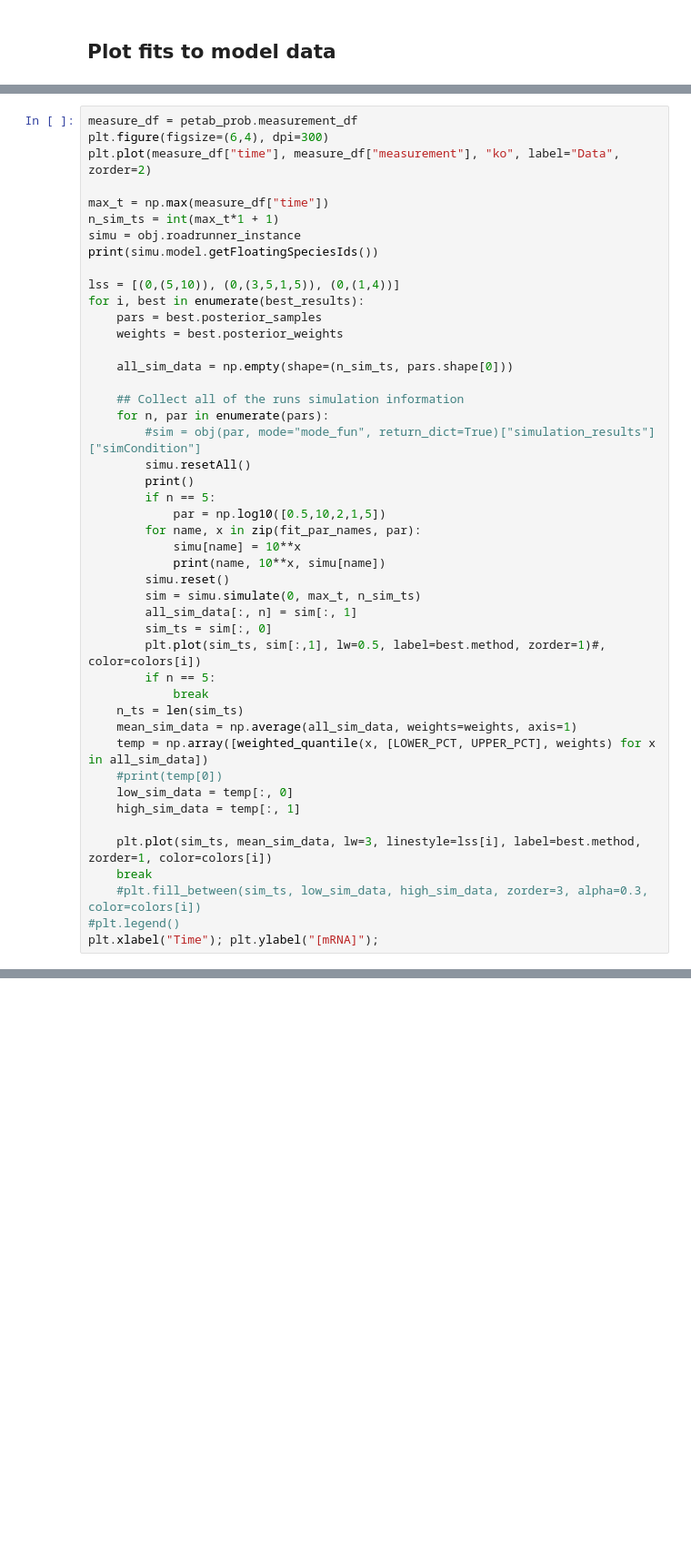
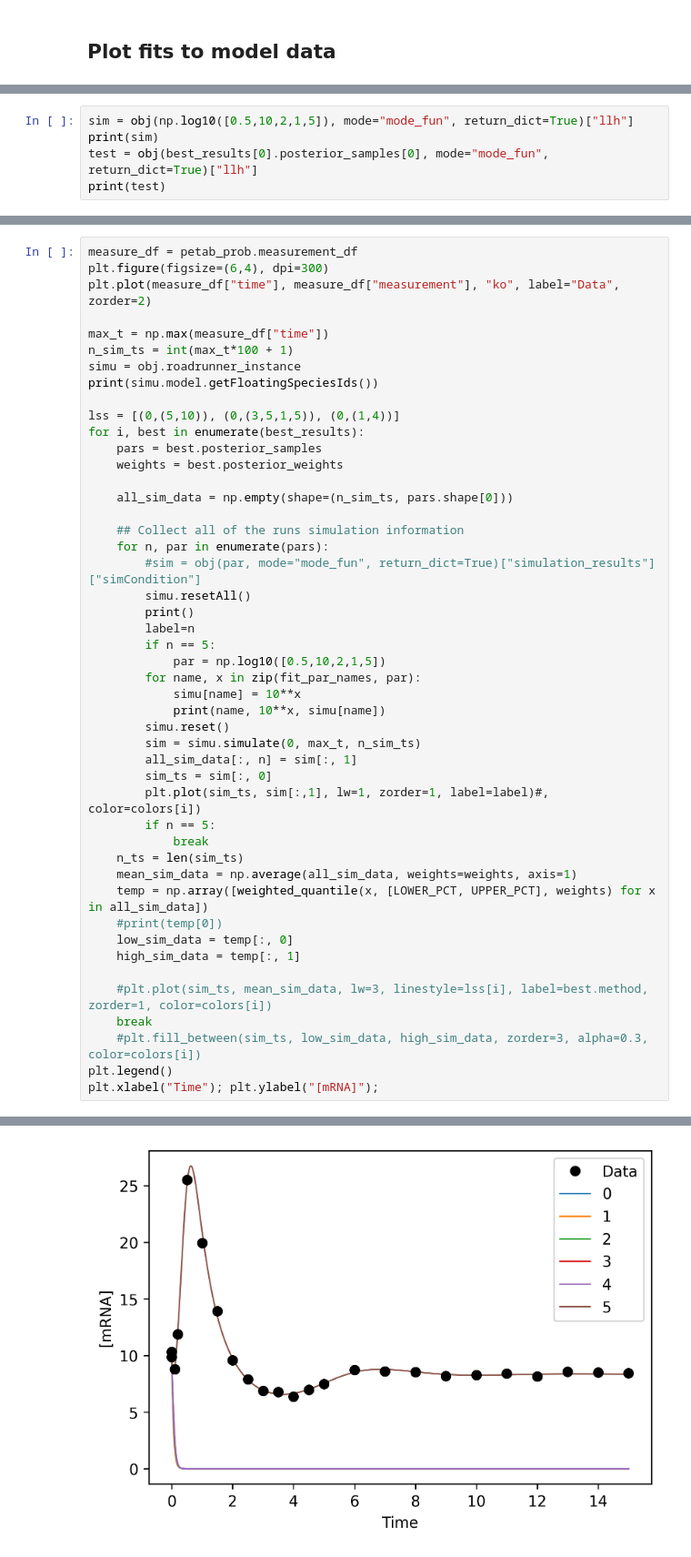
Before and after one commit to LarkinIt/BayesianBenchmark, a Jupyter notebook: mRNA_self_reg/vis_mRNA_self_reg.ipynb, the cells around one changed output, grey strips where cells are left out. Shown at 91% size. Saved outputs shown, nothing was run; the diff lists cells and outputs as text; blank space fills up the shorter version.

```diff
--- a/mRNA_self_reg/vis_mRNA_self_reg.ipynb
+++ b/mRNA_self_reg/vis_mRNA_self_reg.ipynb
@@ -232,0 +251,5 @@ fig.set_size_inches(6,4)
+# %%
+sim = obj(np.log10([0.5,10,2,1,5]), mode="mode_fun", return_dict=True)["llh"]
+print(sim)
+test = obj(best_results[0].posterior_samples[0], mode="mode_fun", return_dict=True)["llh"]
+print(test)
@@ -264,7 +292,7 @@ plt.figure(figsize=(6,4), dpi=300)
 plt.plot(measure_df["time"], measure_df["measurement"], "ko", label="Data", zorder=2)
 
 max_t = np.max(measure_df["time"])
-n_sim_ts = int(max_t*1 + 1)
+n_sim_ts = int(max_t*100 + 1)
 simu = obj.roadrunner_instance
 print(simu.model.getFloatingSpeciesIds())
 
@@ -280,6 +308,7 @@ for i, best in enumerate(best_results):
 		#sim = obj(par, mode="mode_fun", return_dict=True)["simulation_results"]["simCondition"]
 		simu.resetAll()
 		print()
+		label=n
 		if n == 5:
 			par = np.log10([0.5,10,2,1,5])
 		for name, x in zip(fit_par_names, par):
@@ -289,7 +318,7 @@ for i, best in enumerate(best_results):
 		sim = simu.simulate(0, max_t, n_sim_ts)
 		all_sim_data[:, n] = sim[:, 1]
 		sim_ts = sim[:, 0]
-		plt.plot(sim_ts, sim[:,1], lw=0.5, label=best.method, zorder=1)#, color=colors[i])
+		plt.plot(sim_ts, sim[:,1], lw=1, zorder=1, label=label)#, color=colors[i])
 		if n == 5:
 			break
 	n_ts = len(sim_ts)
@@ -299,8 +328,9 @@ for i, best in enumerate(best_results):
 	low_sim_data = temp[:, 0]
 	high_sim_data = temp[:, 1]
 
-	plt.plot(sim_ts, mean_sim_data, lw=3, linestyle=lss[i], label=best.method, zorder=1, color=colors[i])
+	#plt.plot(sim_ts, mean_sim_data, lw=3, linestyle=lss[i], label=best.method, zorder=1, color=colors[i])
 	break
 	#plt.fill_between(sim_ts, low_sim_data, high_sim_data, zorder=3, alpha=0.3, color=colors[i])
-#plt.legend()
+plt.legend()
 plt.xlabel("Time"); plt.ylabel("[mRNA]");
+# %% [output]
@@ -306,0 +354 @@ plt.xlabel("Time"); plt.ylabel("[mRNA]");
+[figure, added]
```
Also changed, not shown: parts of 11 cells of this notebook, 2 other files.
